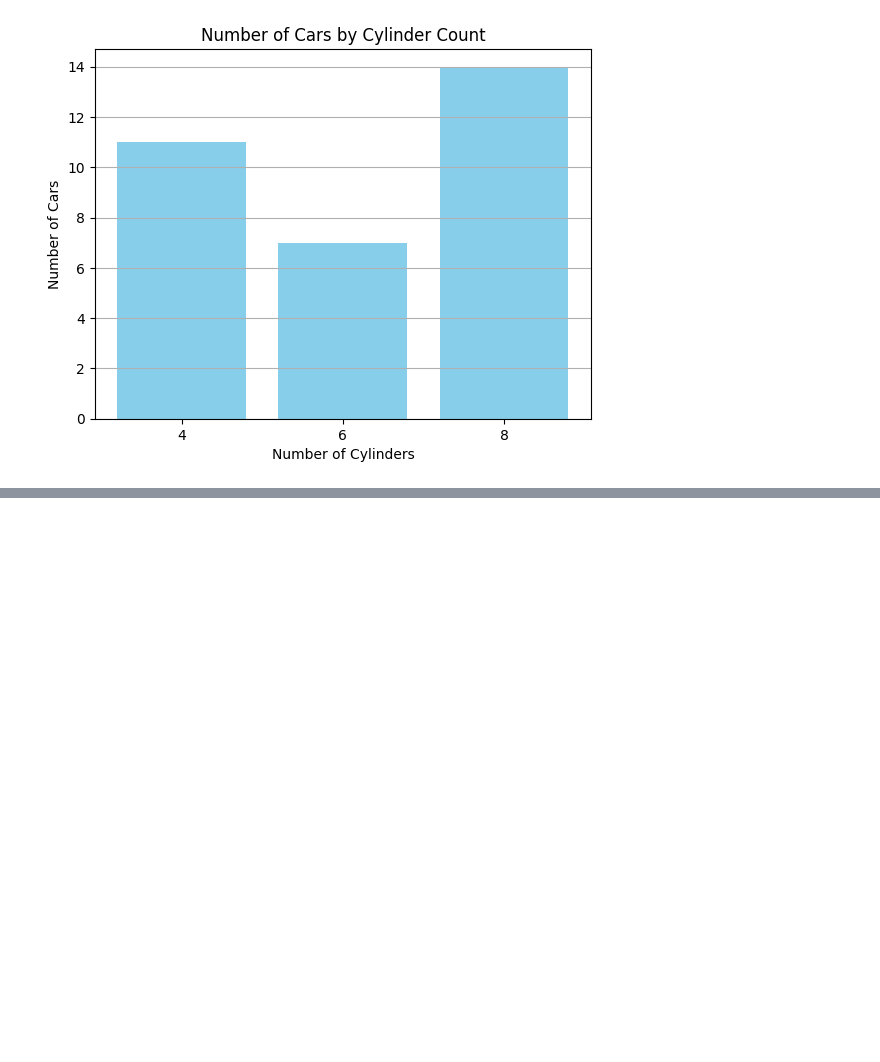
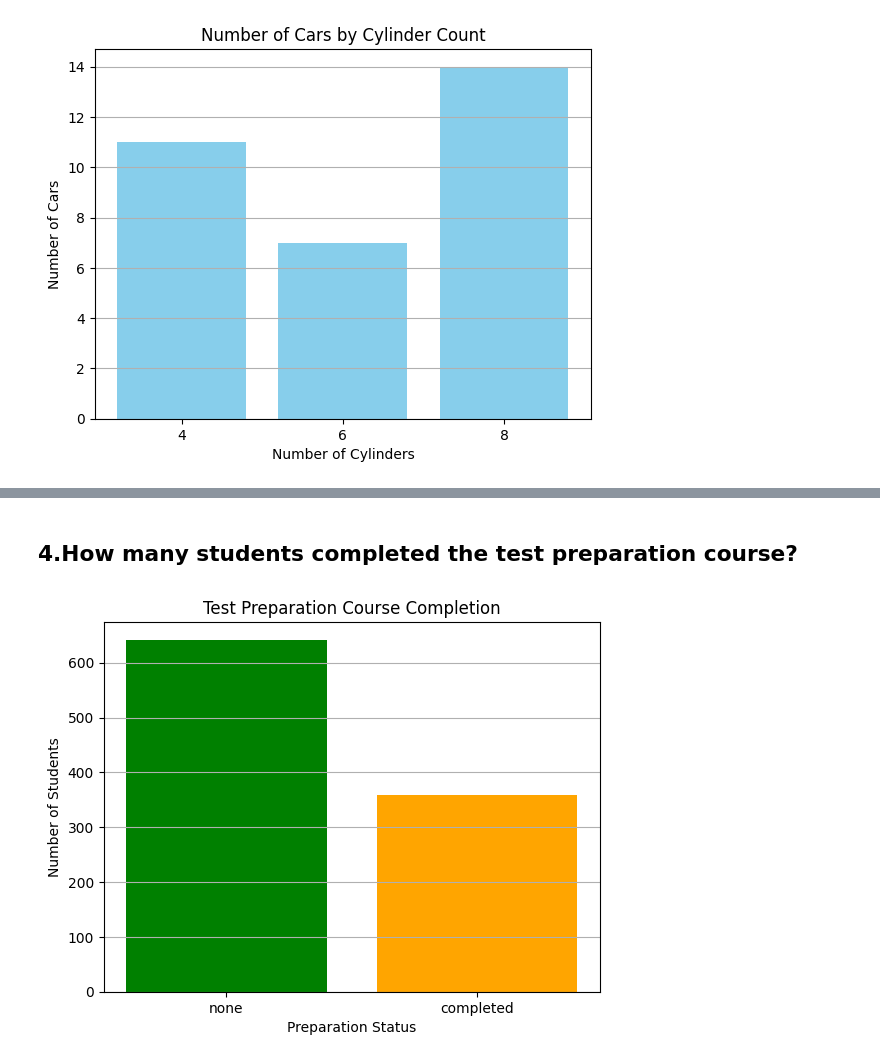
Before and after one commit to chinmayhandi/chinmay, a Jupyter notebook: AIML_Lab_Exercise.ipynb, the cells around one changed output, grey strips where cells are left out. Saved outputs shown, nothing was run; the diff lists cells and outputs as text; code cells hidden in the pictures; blank space fills up the shorter version.

```diff
--- a/AIML_Lab_Exercise.ipynb
+++ b/AIML_Lab_Exercise.ipynb
@@ -2044,0 +2103,12 @@ plt.show()
+# %% [markdown]
+## **4.How many students completed the test preparation course?**
+# %%
+prep_counts = sp['test preparation course'].value_counts()
+plt.bar(prep_counts.index, prep_counts.values, color=['green', 'orange'])
+plt.title("Test Preparation Course Completion")
+plt.xlabel("Preparation Status")
+plt.ylabel("Number of Students")
+plt.grid(axis='y')
+plt.show()
+# %% [output]
+[figure, added]
```
Also changed, not shown: parts of 11 cells of this notebook.
